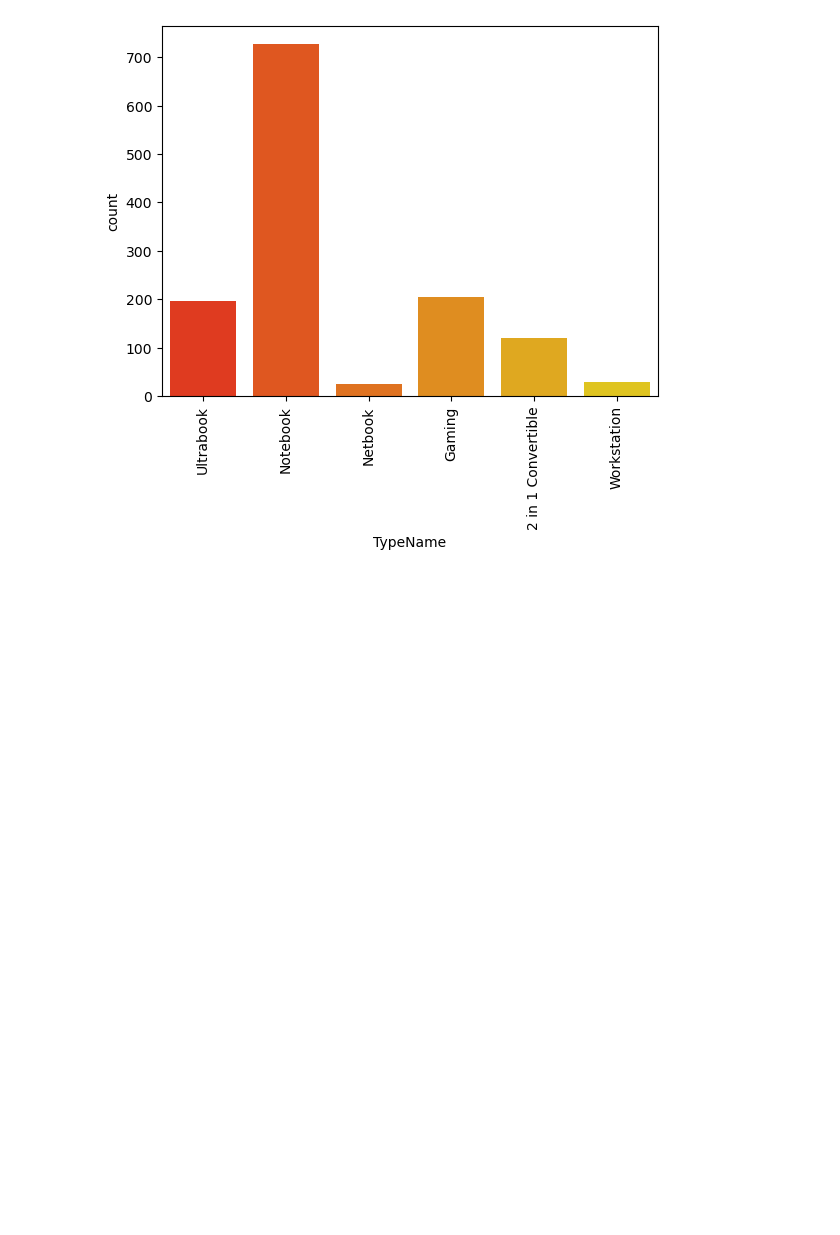
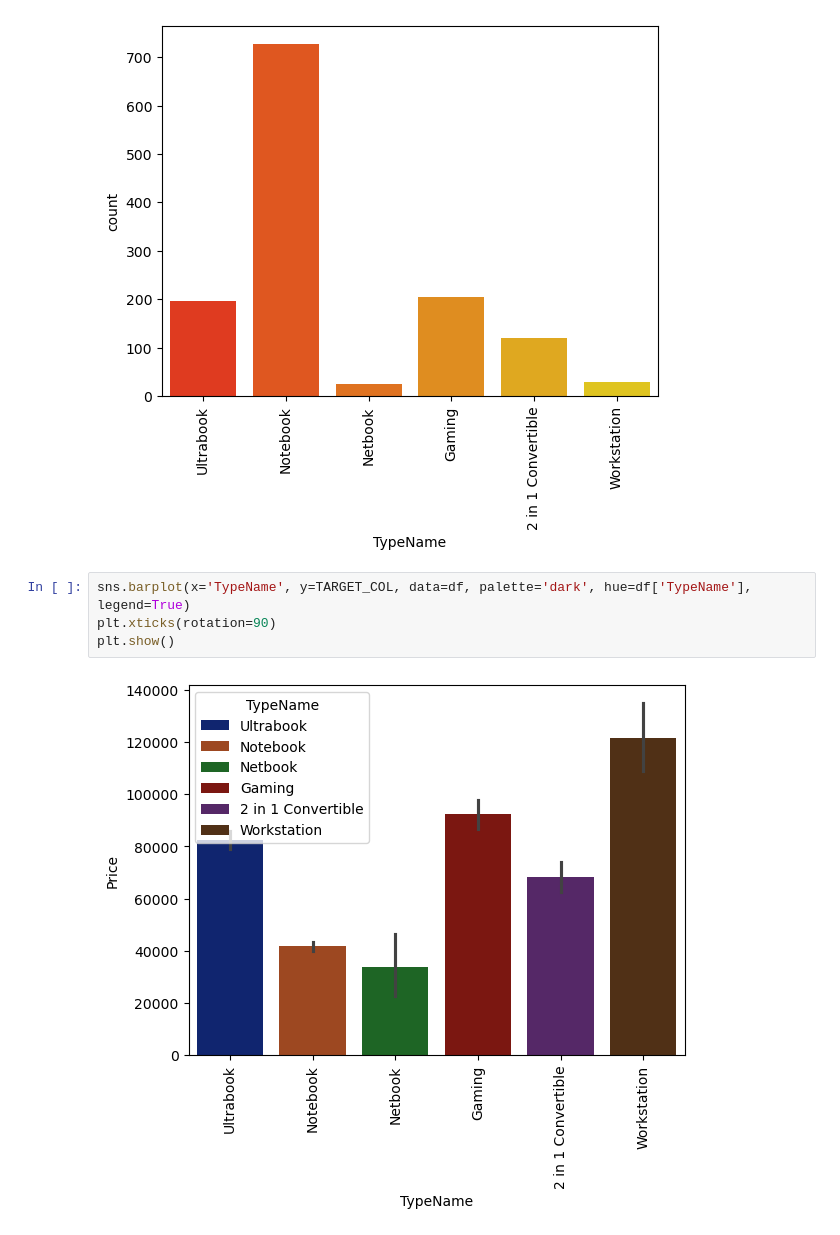
Before and after one commit to devloopcode/laptop_price_predictor, a Jupyter notebook: laptop_price_predicted.ipynb, the cells around one changed output. Cells and saved outputs as stored; diff of their text form; blank space fills up the shorter version.

```diff
--- a/laptop_price_predicted.ipynb
+++ b/laptop_price_predicted.ipynb
@@ -188,3 +188,9 @@ plt.xticks(rotation=90)
 plt.show()
 # %% [output]
 [figure]
+# %%
+sns.barplot(x='TypeName', y=TARGET_COL, data=df, palette='dark', hue=df['TypeName'], legend=True)
+plt.xticks(rotation=90)
+plt.show()
+# %% [output]
+[figure, added]
```
Also changed, not shown: parts of 2 cells of this notebook, 1 other file.
